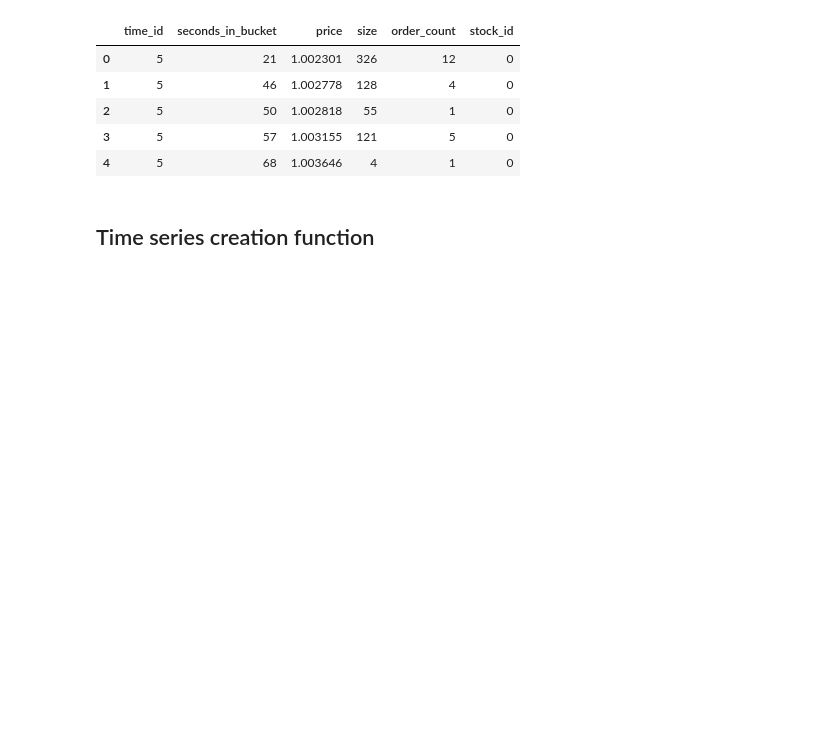
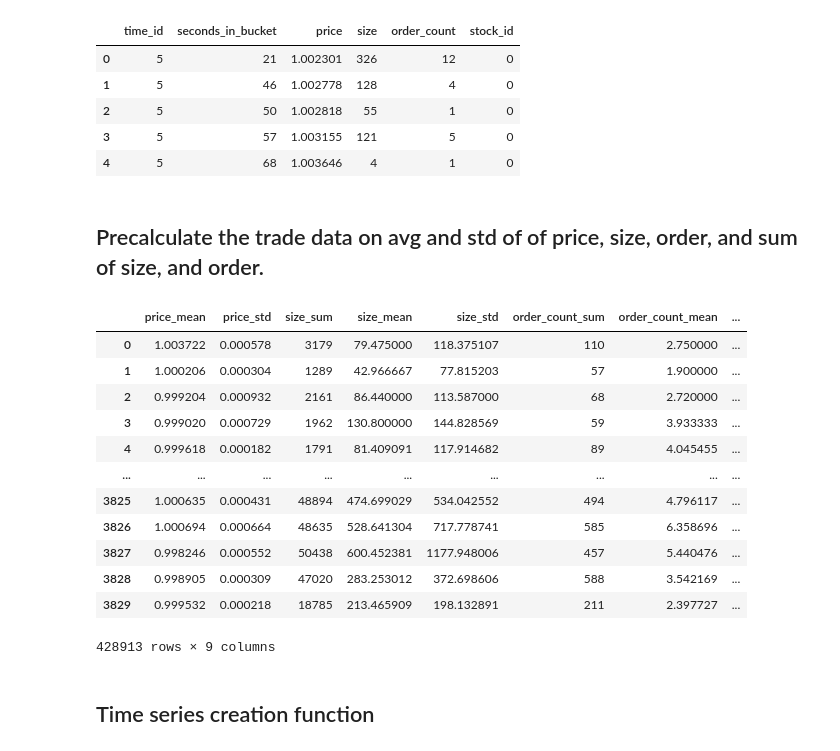
Before and after one commit to martinmf-dev/Realized_Volatility_Prediction_-erdos_deeplearning-, a Jupyter notebook: data_processing/data_processing_functions.ipynb, the cells around one changed output. Cells and saved outputs as stored; diff of their text form; code cells hidden in the pictures; blank space fills up the shorter version.

```diff
--- a/data_processing/data_processing_functions.ipynb
+++ b/data_processing/data_processing_functions.ipynb
@@ -84,3 +84,23 @@ df_trade_0_5.head()
 | 2 | 5 | 50 | 1.002818 | 55 | 1 | 0 |
 | 3 | 5 | 57 | 1.003155 | 121 | 5 | 0 |
 | 4 | 5 | 68 | 1.003646 | 4 | 1 | 0 |
+# %% [markdown]
+## Precalculate the trade data on avg and std of of price, size, order, and sum of size, and order.
+# %%
+df_trade_vals=data_processing.creat_df_trade_vals_by_row_id(str_path="../raw_data/kaggle_ORVP/trade_train.parquet")
+# %%
+df_trade_vals
+# %% [output]
+|  | price_mean | price_std | size_sum | size_mean | size_std | order_count_sum | order_count_mean | ... |
+| 0 | 1.003722 | 0.000578 | 3179 | 79.475000 | 118.375107 | 110 | 2.750000 | ... |
+| 1 | 1.000206 | 0.000304 | 1289 | 42.966667 | 77.815203 | 57 | 1.900000 | ... |
+| 2 | 0.999204 | 0.000932 | 2161 | 86.440000 | 113.587000 | 68 | 2.720000 | ... |
+| 3 | 0.999020 | 0.000729 | 1962 | 130.800000 | 144.828569 | 59 | 3.933333 | ... |
+| 4 | 0.999618 | 0.000182 | 1791 | 81.409091 | 117.914682 | 89 | 4.045455 | ... |
+| ... | ... | ... | ... | ... | ... | ... | ... | ... |
+| 3825 | 1.000635 | 0.000431 | 48894 | 474.699029 | 534.042552 | 494 | 4.796117 | ... |
+| 3826 | 1.000694 | 0.000664 | 48635 | 528.641304 | 717.778741 | 585 | 6.358696 | ... |
+| 3827 | 0.998246 | 0.000552 | 50438 | 600.452381 | 1177.948006 | 457 | 5.440476 | ... |
+| 3828 | 0.998905 | 0.000309 | 47020 | 283.253012 | 372.698606 | 588 | 3.542169 | ... |
+| 3829 | 0.999532 | 0.000218 | 18785 | 213.465909 | 198.132891 | 211 | 2.397727 | ... |
+428913 rows × 9 columns
```
Also changed, not shown: parts of 1 cell of this notebook, 3 other files.
